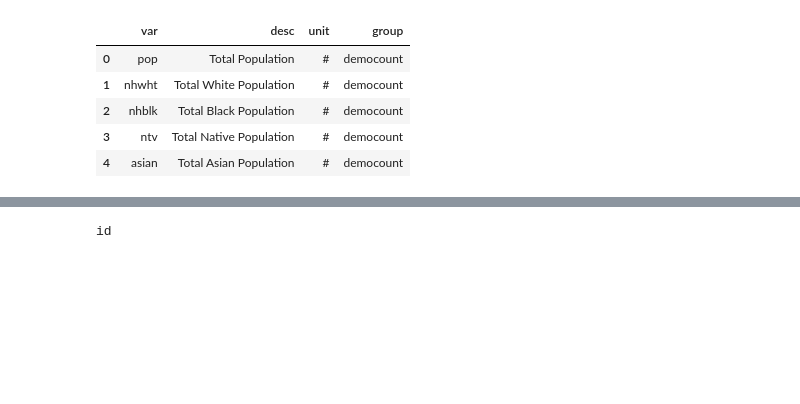
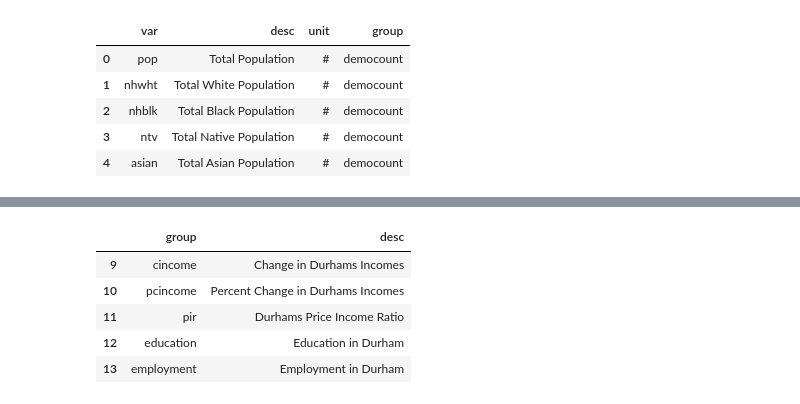
Before and after one commit to codefordurham/datahub-dw, a Jupyter notebook: affordablehousing_data/ltdbacs7016.ipynb, the cells around one changed output, grey strips where cells are left out. Saved outputs shown, nothing was run; the diff lists cells and outputs as text; code cells hidden in the pictures; blank space fills up the shorter version.

```diff
--- a/affordablehousing_data/ltdbacs7016.ipynb
+++ b/affordablehousing_data/ltdbacs7016.ipynb
@@ -491,70 +565,10 @@ id
-# %%
-f = open('ltdbacs_trts_vuemappopup.js','w')
-
-f.write("function numberWithCommas (x) {\n")
-f.write("  return x.toString().replace(/\B(?=(\d{3})+(?!\d))/g, ',')\n")
-f.write("}\n")
-f.write("\n")
-
-f.write('function popupValues () {\n')
-f.write('  var desc\n')
-
-for column in columns:
-    colyear = column[len(column)-2:]
-    if colyear == '17':
-        if column[len(column)-3:] == 'a17':
-            if column[len(column)-7:len(column)-3].isnumeric() == True:
-                colvar = column[:len(column)-7]
-                var = varinfo.loc[varinfo['var'] == colvar]
-                f.write("  else if (this.select.value === '"+column+"' && this.select.type === 'trts') {\n")
-                f.write("    desc = '"+var.desc.to_string(index=False)+
-                        ", Adjusted to 2017 Dollars: ' + numberWithCommas(this.currentDurhamtr."+column+")\n")
-                f.write("  }\n")
-            elif column[len(column)-7:len(column)-3].isnumeric() == False:
-                colvar = column[:len(column)-5]
-                var = varinfo.loc[varinfo['var'] == colvar]
-                f.write("  else if (this.select.value === '"+column+"' && this.select.type === 'trts') {\n")
-                f.write("    desc = '"+var.desc.to_string(index=False)+
-                        ", Adjusted to 2017 Dollars: ' + numberWithCommas(this.currentDurhamtr."+column+")\n")
-                f.write("  }\n")
-        else:
-            colvar = column[:len(column)-4]
-            var = varinfo.loc[varinfo['var'] == colvar]
-            f.write("  else if (this.select.value === '"+column+"' && this.select.type === 'trts') {\n")
-            f.write("    desc = '"+var.desc.to_string(index=False)+", '"
-                    + " + numberWithCommas(this.currentDurhamtr."+column+")\n")
-            f.write("  }\n")
-    else:
-        if column[len(column)-4:].isnumeric() == True:
-            colvar = column[:len(column)-4]
-            var = varinfo.loc[varinfo['var'] == colvar]
-            f.write("  else if (this.select.value === '"+column+"' && this.select.type === 'trts') {\n")
-            f.write("    desc = '"+var.desc.to_string(index=False)+
-                    ": ' + numberWithCommas(this.currentDurhamtr."+column+")\n")
-            f.write("  }\n")
-        elif column[len(column)-4:].isnumeric() == False:
-            colvar = column[:len(column)-2]
-            colyr = column[len(column)-2:]
-            if colyr == 'id':
-                print(colyr)
-            elif column == columns[1]:
-                var = varinfo.loc[varinfo['var'] == colvar]
-                f.write("  if (this.select.value === '"+column+"' && this.select.type === 'trts') {\n")
-                f.write("    desc = '"+var.desc.to_string(index=False)+
-                        ": ' + numberWithCommas(this.currentDurhamtr."+column+")\n")
-                f.write("  }\n")
-            else:
-                var = varinfo.loc[varinfo['var'] == colvar]
-                f.write("  else if (this.select.value === '"+column+"' && this.select.type === 'trts') {\n")
-                f.write("    desc = '"+var.desc.to_string(index=False)+
-                        ": ' + numberWithCommas(this.currentDurhamtr."+column+")\n")
-                f.write("  }\n")
-        else:
-            print(column)
-f.write('  return desc\n')
-f.write('}\n')
-f.write('\n')
-f.write('export default popupValues\n')
-f.close()
-# %% [output]
-id
+# %%
+groupsinfo = pd.read_csv('ltdbacs_trts_vuegroupinfo.csv',sep='|')
+groupsinfo.tail()
+# %% [output]
+|  | group | desc |
+| 9 | cincome | Change in Durhams Incomes |
+| 10 | pcincome | Percent Change in Durhams Incomes |
+| 11 | pir | Durhams Price Income Ratio |
+| 12 | education | Education in Durham |
+| 13 | employment | Employment in Durham |
```
Also changed, not shown: parts of 4 cells of this notebook, 4 other files.
